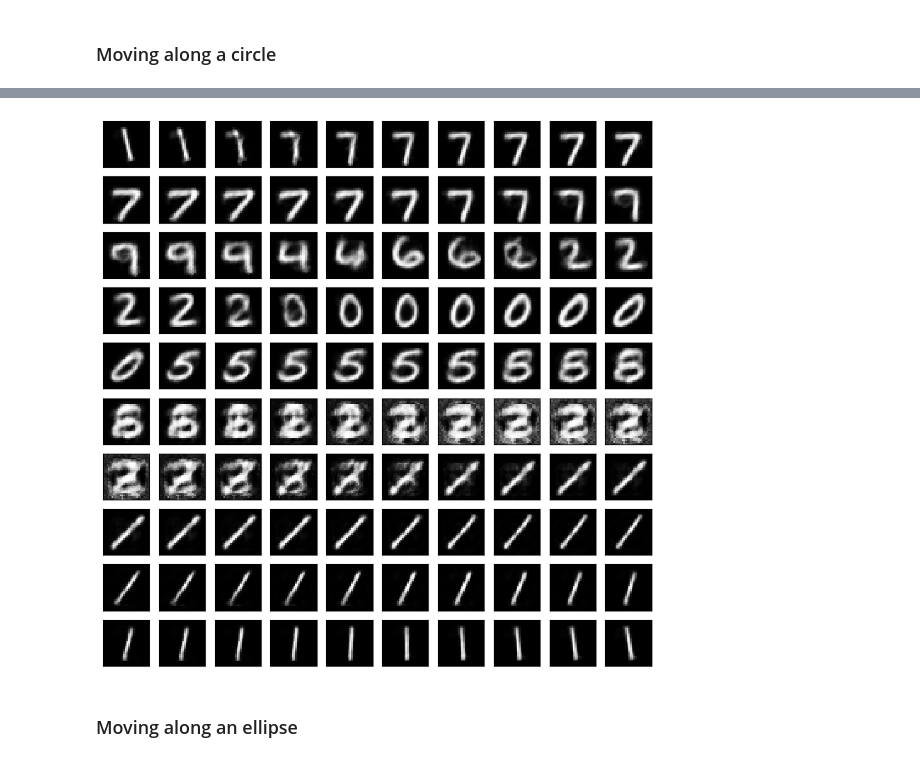
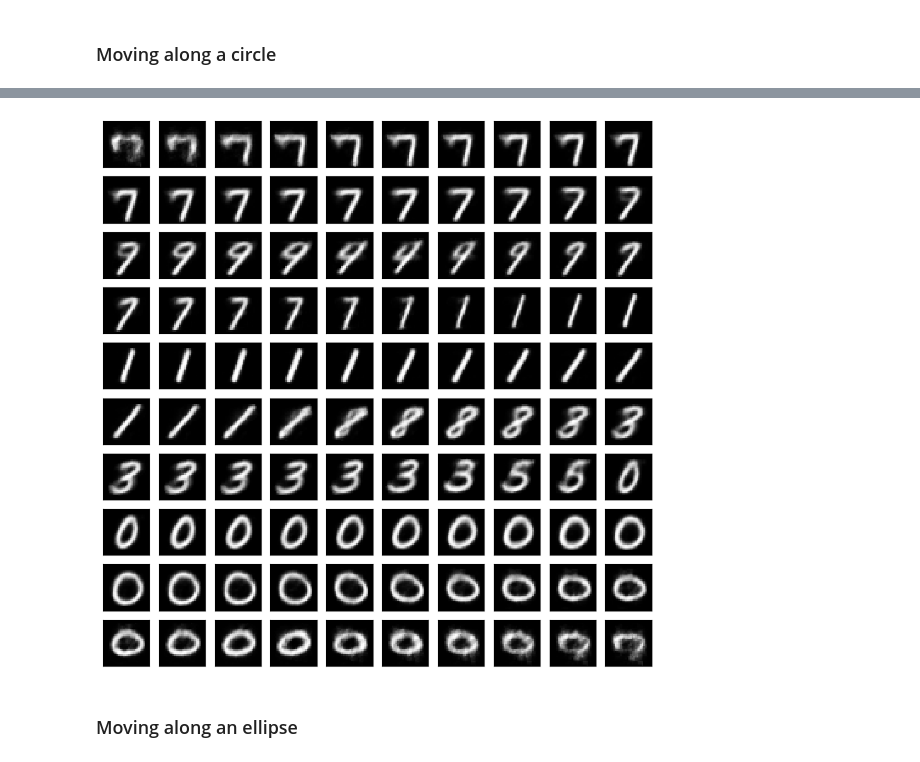
Before and after one commit to Ploita/IA353_PC2, a Jupyter notebook: PC2_Ativ7_AE_MNIST.ipynb, the cells around one changed output, grey strips where cells are left out. Cells and saved outputs as stored; diff of their text form; code cells hidden in the pictures.

```diff
--- a/PC2_Ativ7_AE_MNIST.ipynb
+++ b/PC2_Ativ7_AE_MNIST.ipynb
@@ -197,11 +197,11 @@ _ = plt.figure(figsize=(10, 10))
 for i in range(100):
     _ = plt.subplot(10, 10, i+1)
 
-    x = 4 * np.cos(2 * np.pi / 100 * i) + 2
-    y = 4 * np.sin(2 * np.pi / 100 * i) - 1
+    x = 4 * np.cos(2 * np.pi / 100 * i) - 2
+    y = 4 * np.sin(2 * np.pi / 100 * i) + 1
 
     pt = np.array([[x, y]])
-    _ = show(decoder.predict(pt).reshape((28, 28)))
+    _ = show(decoder.predict(pt, verbose = 0).reshape((28, 28)))
     _ = plt.xticks([])
     _ = plt.yticks([])
 # %% [output]
@@ -225,4 +208,4 @@ for i in range(100):
-[figure, old version]
+[figure, new version]
 # %% [markdown]
 ### Moving along an ellipse
 # %%
```
Also changed, not shown: parts of 8 cells of this notebook, 3 other files.
